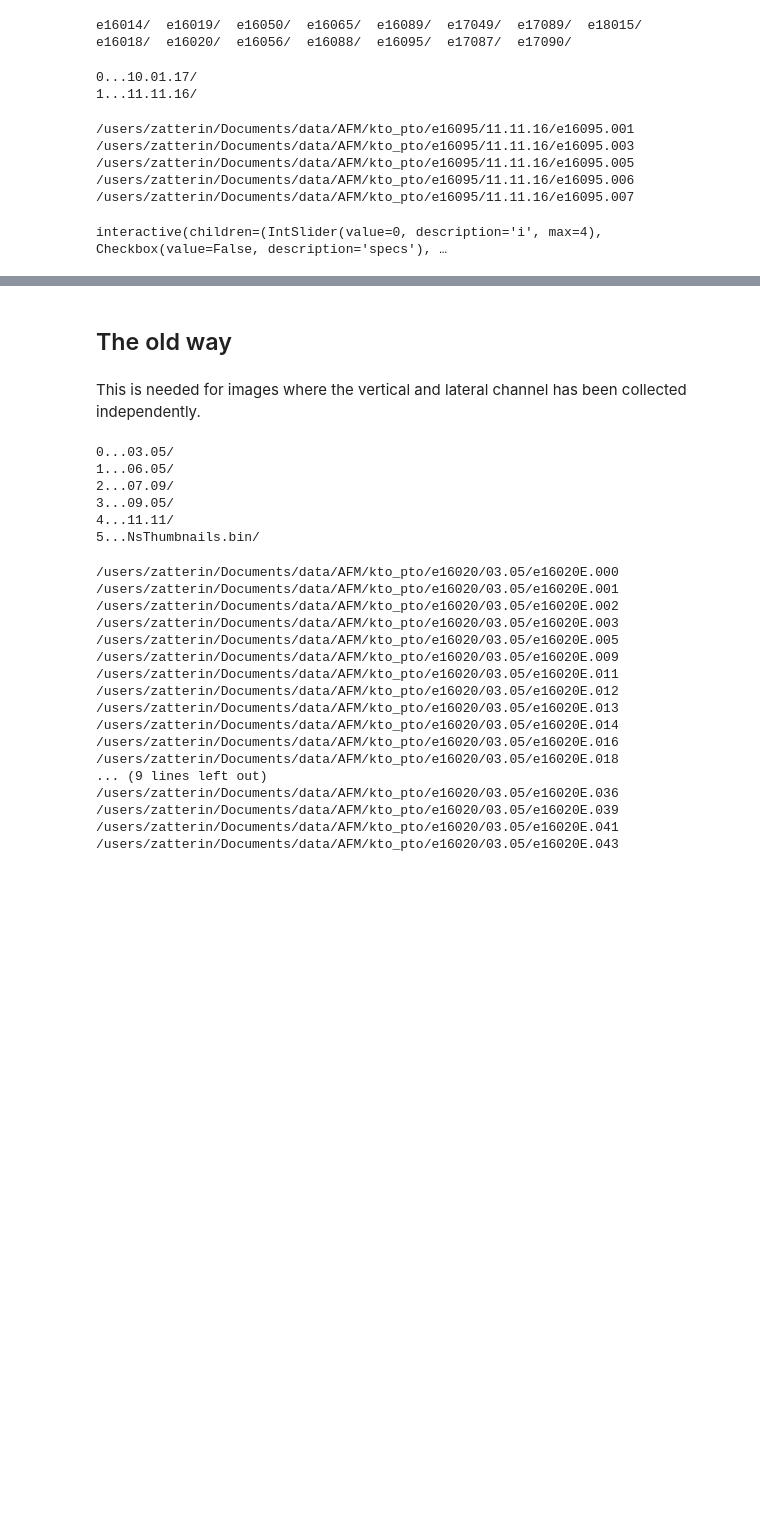
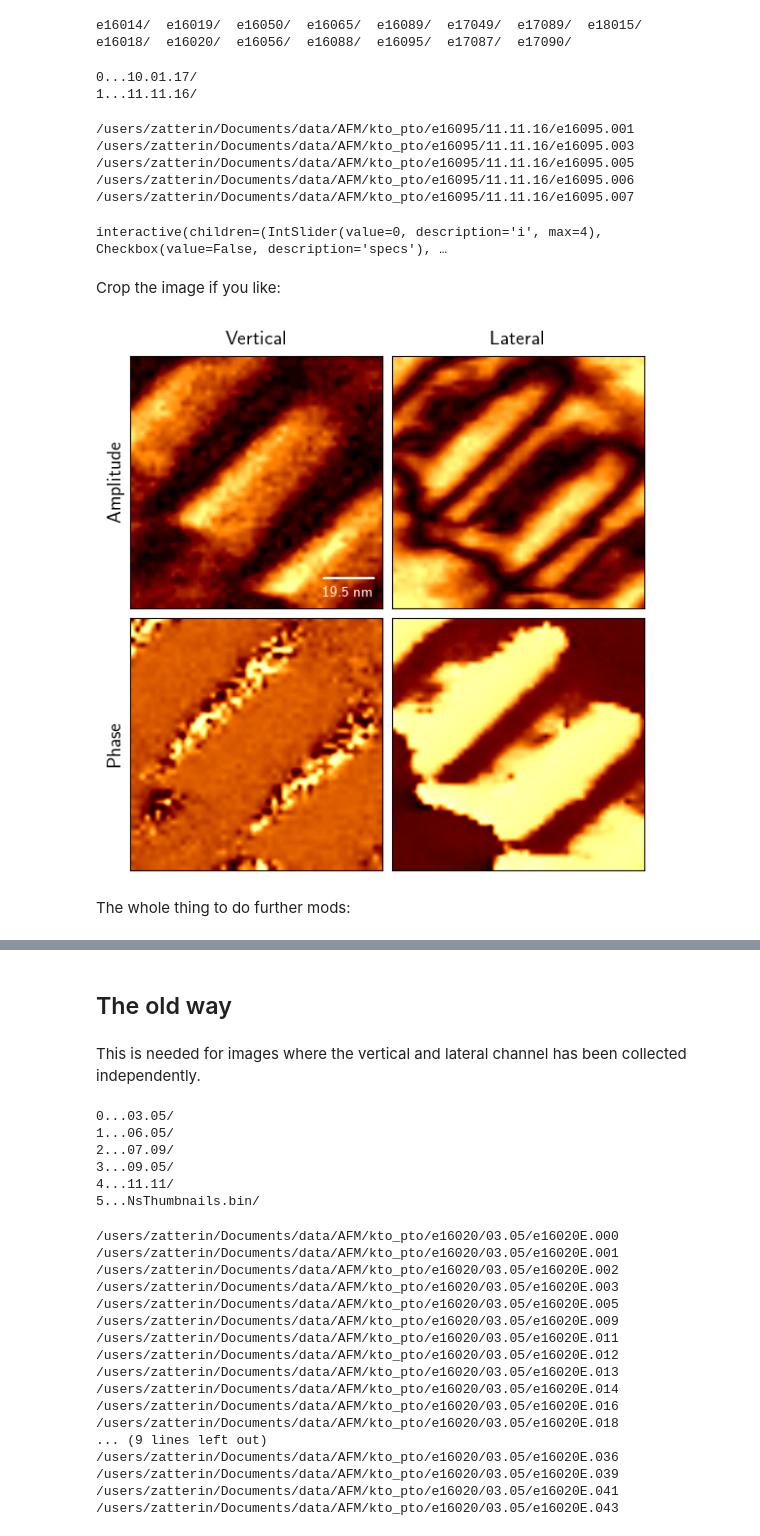
Before and after one commit to ezatterin/notebooks, a Jupyter notebook: pfm/pfm_inspect.ipynb, the cells around one changed output, grey strips where cells are left out. Cells and saved outputs as stored; diff of their text form; code cells hidden in the pictures; blank space fills up the shorter version.

```diff
--- a/pfm/pfm_inspect.ipynb
+++ b/pfm/pfm_inspect.ipynb
@@ -77,5 +94,7 @@ Define a function to plot the four channels in an entry of `filelist` specified
+# %%
+f, chans = load_4chan(filelist[1])
 # %%
-def plot_pfm(i=0, specs=False, save=False, sample_name='None', fname='None', saveformat='png'):
+def plot_pfm(i=0, specs=False, save=False, sample_name='None', fname='None', saveformat='png', sl=np.s_[:,:]):
     """
     Must have loaded a list of files called 'filelist' before
     using this function.
@@ -83,6 +102,16 @@ def plot_pfm(i=0, specs=False, save=False, sample_name='None', fname='None', sav
 
     # Load the image channels
     f, chans = load_4chan(filelist[i])
+    names = ['VA', 'LA', 'VP', 'LP']
+
+    # Crop the img if needed:
+    imgs = {}
+    for key, arg in chans.items():
+        imgs[key] = arg.pixels[sl]
+
+    # Compute ratios to keep scalebar also when cropping
+    xratio = chans['LA'].pixels.shape[0] / imgs['LA'].shape[0]
+    yratio = chans['LA'].pixels.shape[1] / imgs['LA'].shape[1]
 
     # Initialise a font dictionary
     fdict = dict(verticalalignment='bottom', size='x-large')
@@ -98,9 +127,9 @@ def plot_pfm(i=0, specs=False, save=False, sample_name='None', fname='None', sav
 
     # Initialise the scalebar
     fontprops = fm.FontProperties(size=11)
-    scalebarlabel = '{0} {1}'.format(np.round(xsize/5, decimals=1), unit)
-    scalebar = AnchoredSizeBar(grid[0].transData, xsize/5, scalebarlabel, 'lower right',
-                               color='white', frameon=False, size_vertical=xsize/500, pad=0.5,
+    scalebarlabel = '{0} {1}'.format(np.round(xsize/(xratio*5), decimals=1), unit)
+    scalebar = AnchoredSizeBar(grid[0].transData, xsize*xratio/5, scalebarlabel, 'lower right',
+                               color='white', frameon=False, size_vertical=xsize*xratio/500, pad=0.5,
                                sep=5, fontproperties=fontprops)
 
     # Add labels and the scalebar
@@ -111,12 +140,12 @@ def plot_pfm(i=0, specs=False, save=False, sample_name='None', fname='None', sav
     grid[2].set_ylabel('Phase', fdict)
 
     # Plot the images
-    for axis, img in zip(grid, chans.values()):
+    for axis, channel in zip(grid, names):
 
         # plot the image
-        imgplot = np.flipud(img.pixels)
+        imgplot = np.flipud(imgs[channel])
         im = axis.imshow(imgplot,vmax=imgplot.max()+imgplot.mean()/2,
-                         interpolation='bilinear', extent=[0, xsize, 0, ysize])
+                         interpolation='bilinear', extent=[0, xsize*xratio, 0, ysize*yratio])
 
         # get rid of numbers
         plt.setp(axis.get_xticklabels(), visible=False)
@@ -166,2 +195,10 @@ interact(plot_pfm, i=(0, len(filelist)-1, 1), sample_name=str(sample));
 # %% [output]
 interactive(children=(IntSlider(value=0, description='i', max=4), Checkbox(value=False, description='specs'), …
+# %% [markdown]
+Crop the image if you like:
+# %%
+plot_pfm(i=0, save=True, sample_name='e16095', fname='500_110_soft_cropped_2', saveformat='pdf', sl=np.s_[150:200,75:125])
+# %% [output]
+[figure, added]
+# %% [markdown]
+The whole thing to do further mods:
```
Also changed, not shown: parts of 5 cells of this notebook, 3 other files.
